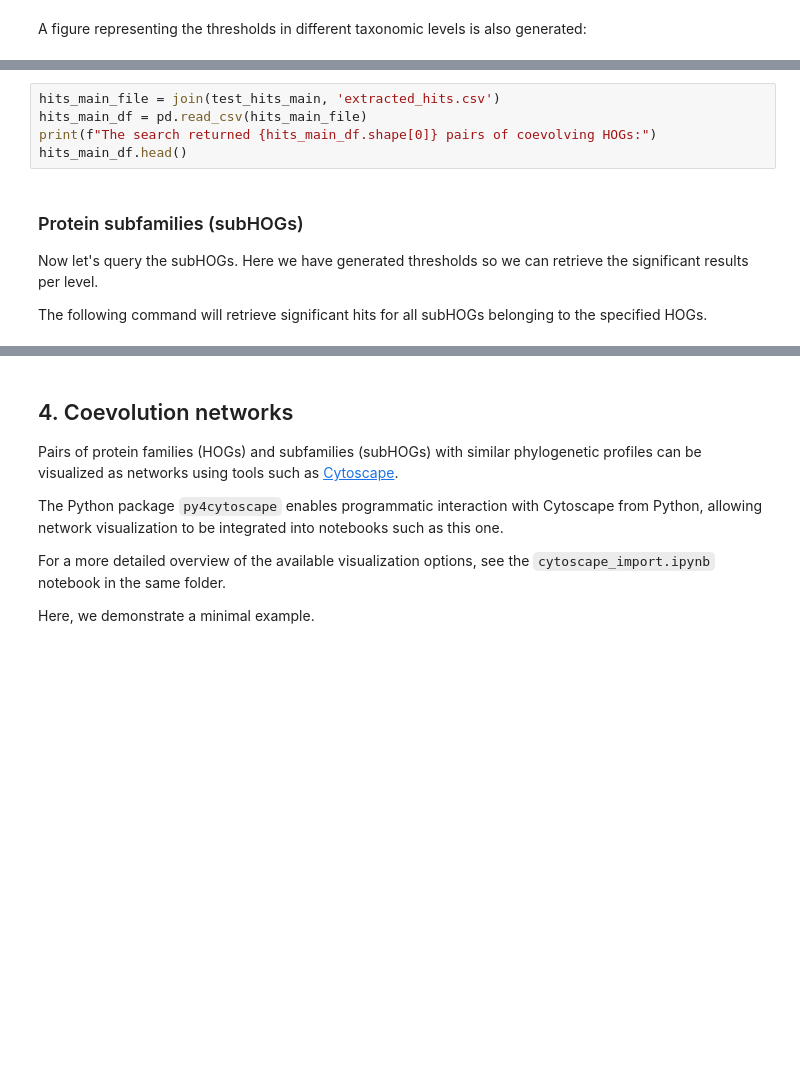
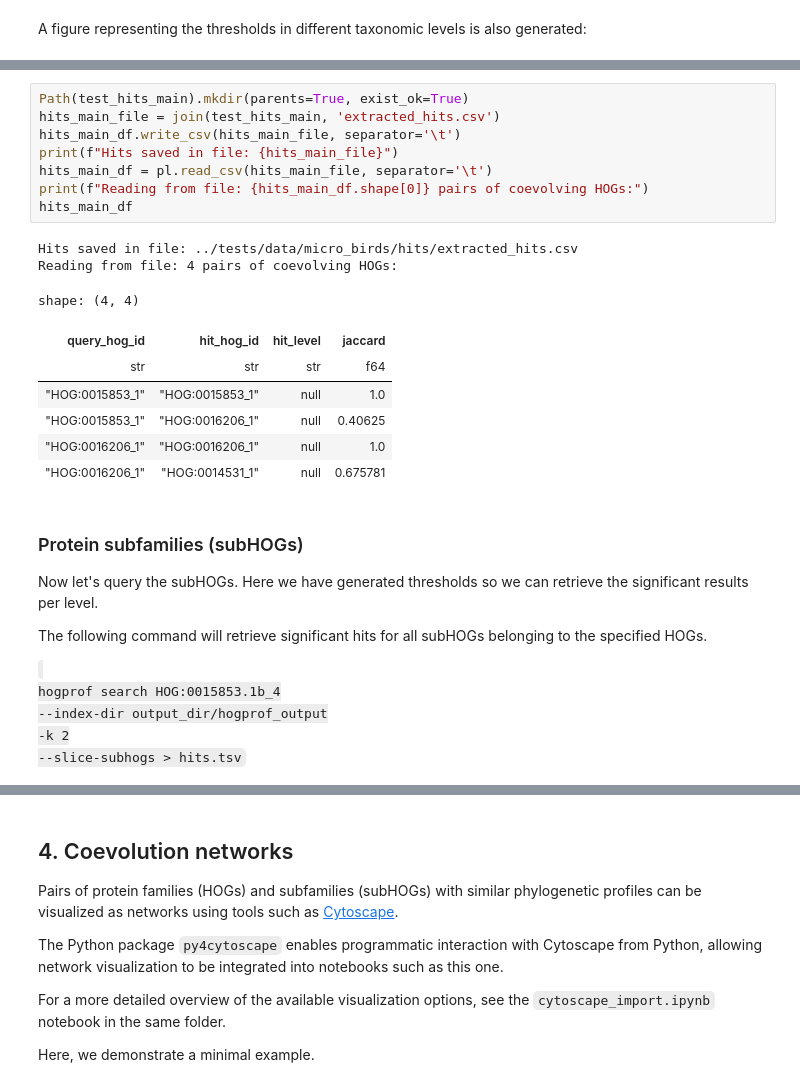
Before and after one commit to DessimozLab/HogProf, a Jupyter notebook: notebooks/Tutorial.ipynb, the cells around one changed output, grey strips where cells are left out. Saved outputs shown, nothing was run; the diff lists cells and outputs as text; blank space fills up the shorter version.

```diff
--- a/notebooks/Tutorial.ipynb
+++ b/notebooks/Tutorial.ipynb
@@ -305,11 +335,31 @@ Let's look at the generated output
 # %%
+Path(test_hits_main).mkdir(parents=True, exist_ok=True)
 hits_main_file = join(test_hits_main, 'extracted_hits.csv')
-hits_main_df = pd.read_csv(hits_main_file)
-print(f"The search returned {hits_main_df.shape[0]} pairs of coevolving HOGs:")
-hits_main_df.head()
+hits_main_df.write_csv(hits_main_file, separator='\t')
+print(f"Hits saved in file: {hits_main_file}")
+hits_main_df = pl.read_csv(hits_main_file, separator='\t')
+print(f"Reading from file: {hits_main_df.shape[0]} pairs of coevolving HOGs:")
+hits_main_df
+# %% [output]
+Hits saved in file: ../tests/data/micro_birds/hits/extracted_hits.csv
+Reading from file: 4 pairs of coevolving HOGs:
+shape: (4, 4)
+| query_hog_id | hit_hog_id | hit_level | jaccard |
+| str | str | str | f64 |
+| "HOG:0015853_1" | "HOG:0015853_1" | null | 1.0 |
+| "HOG:0015853_1" | "HOG:0016206_1" | null | 0.40625 |
+| "HOG:0016206_1" | "HOG:0016206_1" | null | 1.0 |
+| "HOG:0016206_1" | "HOG:0014531_1" | null | 0.675781 |
 # %% [markdown]
 ### Protein subfamilies (subHOGs)
 Now let's query the subHOGs. Here we have generated thresholds so we can retrieve the significant results per level.
 
 The following command will retrieve significant hits for all subHOGs belonging to the specified HOGs.
+
+<code>
+hogprof search HOG:0015853.1b_4
+--index-dir output_dir/hogprof_output
+-k 2
+--slice-subhogs > hits.tsv
+</code>
 # %%
```
Also changed, not shown: parts of 12 cells of this notebook.
